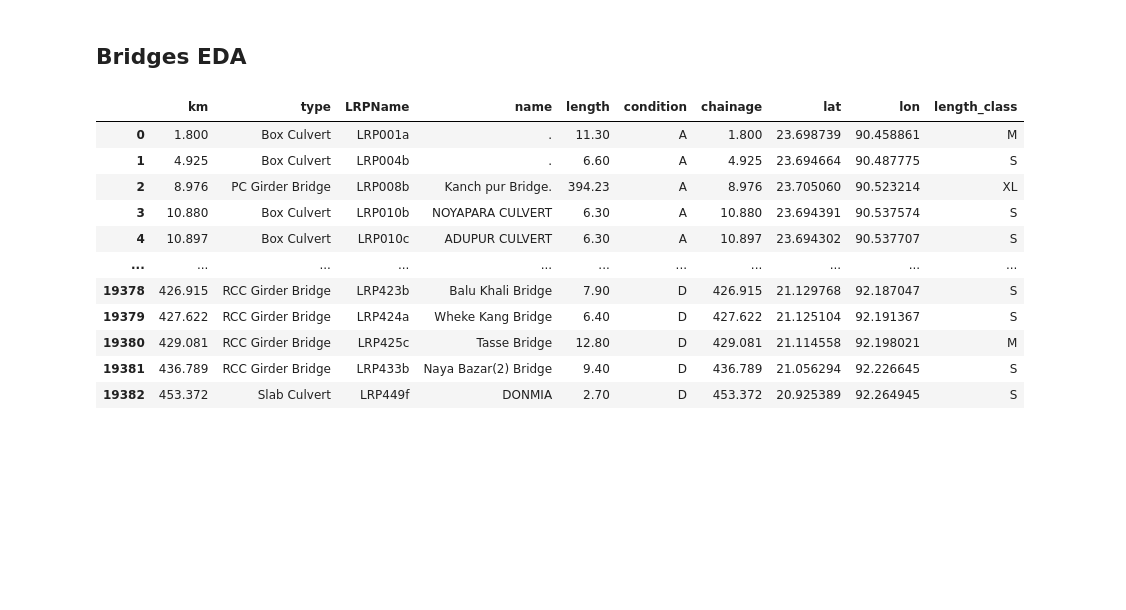
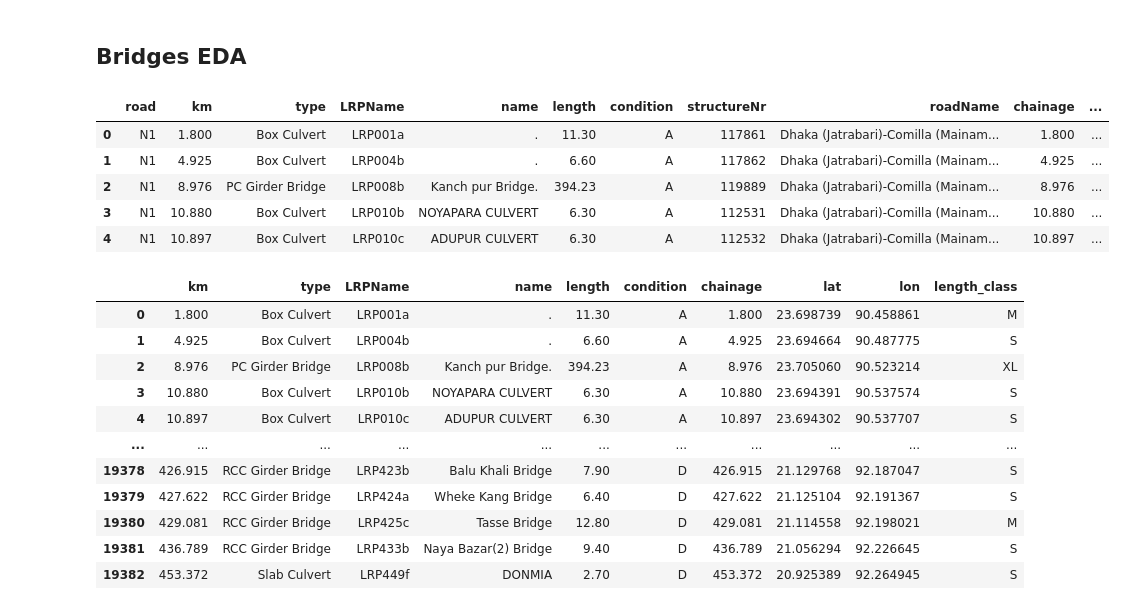
Before and after one commit to EwoutH/EPA1352-Adv-Simulation, a Jupyter notebook: EPA1352-G06-A2/notebooks/bridges_eda.ipynb, the cells around one changed output. Cells and saved outputs as stored; diff of their text form; code cells hidden in the pictures; blank space fills up the shorter version.

```diff
--- a/EPA1352-G06-A2/notebooks/bridges_eda.ipynb
+++ b/EPA1352-G06-A2/notebooks/bridges_eda.ipynb
@@ -6,6 +6,14 @@ import math
 # %%
 # Read the Bridges file
 bridges = pd.read_excel("../data/BMMS_overview.xlsx")
+bridges.head()
+# %% [output]
+|  | road | km | type | LRPName | name | length | condition | structureNr | roadName | chainage | ... |
+| 0 | N1 | 1.800 | Box Culvert | LRP001a | . | 11.30 | A | 117861 | Dhaka (Jatrabari)-Comilla (Mainam... | 1.800 | ... |
+| 1 | N1 | 4.925 | Box Culvert | LRP004b | . | 6.60 | A | 117862 | Dhaka (Jatrabari)-Comilla (Mainam... | 4.925 | ... |
+| 2 | N1 | 8.976 | PC Girder Bridge | LRP008b | Kanch pur Bridge. | 394.23 | A | 119889 | Dhaka (Jatrabari)-Comilla (Mainam... | 8.976 | ... |
+| 3 | N1 | 10.880 | Box Culvert | LRP010b | NOYAPARA CULVERT | 6.30 | A | 112531 | Dhaka (Jatrabari)-Comilla (Mainam... | 10.880 | ... |
+| 4 | N1 | 10.897 | Box Culvert | LRP010c | ADUPUR CULVERT | 6.30 | A | 112532 | Dhaka (Jatrabari)-Comilla (Mainam... | 10.897 | ... |
 # %%
 # Keep only bridges on the N1 road
 bridges = bridges.loc[bridges["road"] == "N1"]
```
Also changed, not shown: parts of 4 cells of this notebook.
